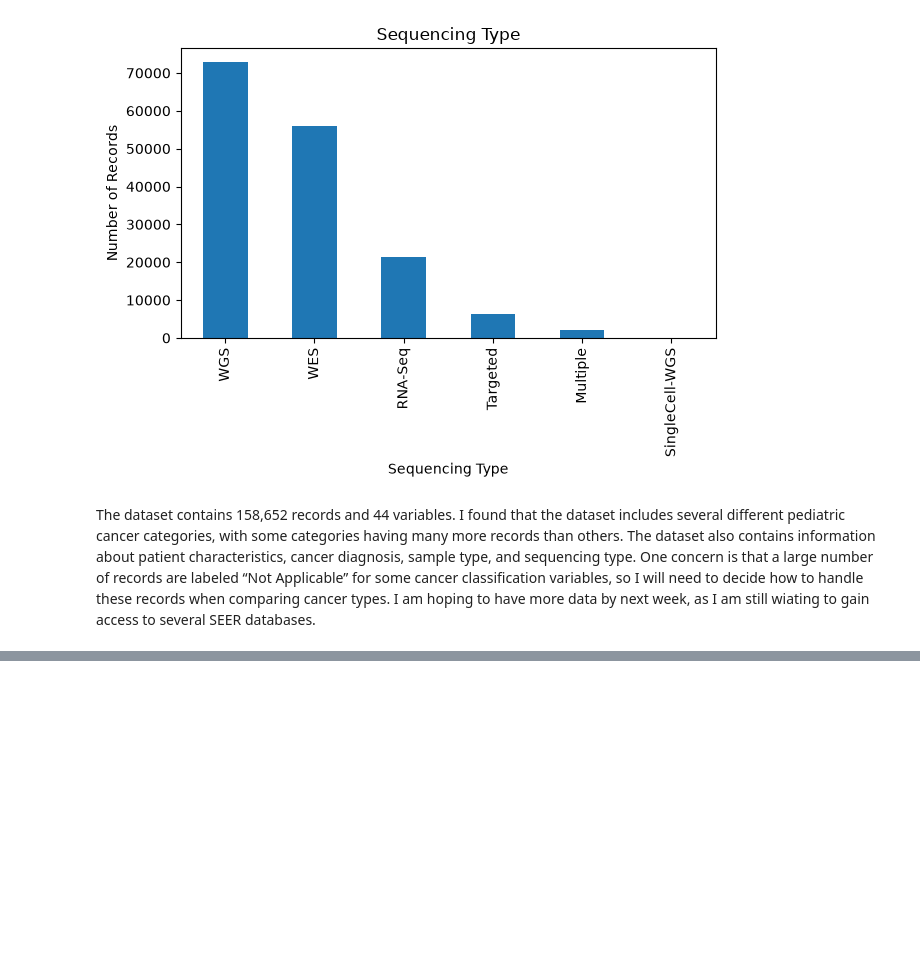
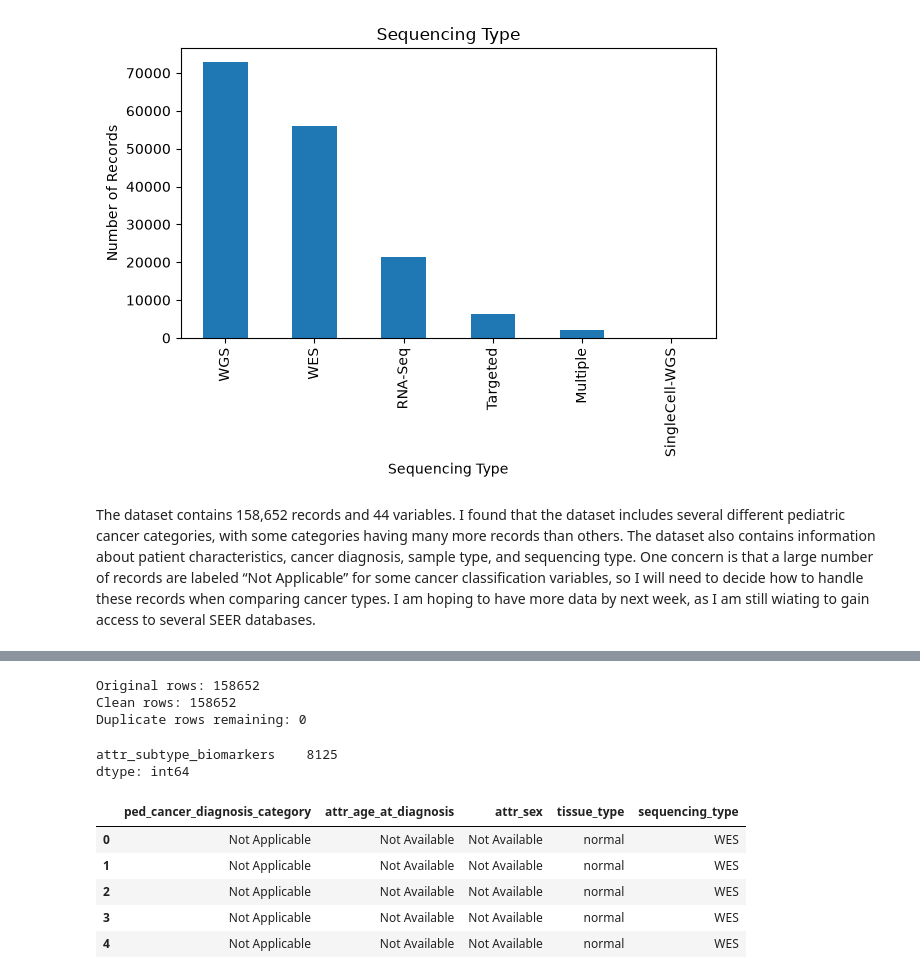
Before and after one commit to liacodes4/Lia-Capstone, a Jupyter notebook: notebooks/01_data_exploration.ipynb, the cells around one changed output, grey strips where cells are left out. Cells and saved outputs as stored; diff of their text form; code cells hidden in the pictures; blank space fills up the shorter version.

```diff
--- a/notebooks/01_data_exploration.ipynb
+++ b/notebooks/01_data_exploration.ipynb
@@ -124,0 +225,8 @@ The dataset contains 158,652 records and 44 variables. I found that the dataset
+# %%
+df = pd.read_csv("../data/raw/SAMPLE_INFO.tsv", sep="\t")
+
+print("Dataset loaded successfully!")
+print("Rows:", df.shape[0])
+print("Columns:", df.shape[1])
+
+df.head()
@@ -124,0 +244,34 @@ The dataset contains 158,652 records and 44 variables. I found that the dataset
+# %%
+df_clean = df.drop_duplicates().copy()
+
+print("Original rows:", len(df))
+print("Clean rows:", len(df_clean))
+print("Duplicate rows remaining:", df_clean.duplicated().sum())
+# %% [output]
+Original rows: 158652
+Clean rows: 158652
+Duplicate rows remaining: 0
+# %%
+missing = df_clean.isnull().sum()
+
+missing[missing > 0]
+# %% [output]
+attr_subtype_biomarkers    8125
+dtype: int64
+# %%
+model_df = df_clean[[
+    "ped_cancer_diagnosis_category",
+    "attr_age_at_diagnosis",
+    "attr_sex",
+    "tissue_type",
+    "sequencing_type"
+]].copy()
+
+model_df.head()
+# %% [output]
+|  | ped_cancer_diagnosis_category | attr_age_at_diagnosis | attr_sex | tissue_type | sequencing_type |
+| 0 | Not Applicable | Not Available | Not Available | normal | WES |
+| 1 | Not Applicable | Not Available | Not Available | normal | WES |
+| 2 | Not Applicable | Not Available | Not Available | normal | WES |
+| 3 | Not Applicable | Not Available | Not Available | normal | WES |
+| 4 | Not Applicable | Not Available | Not Available | normal | WES |
```
Also changed, not shown: parts of 40 cells of this notebook.
